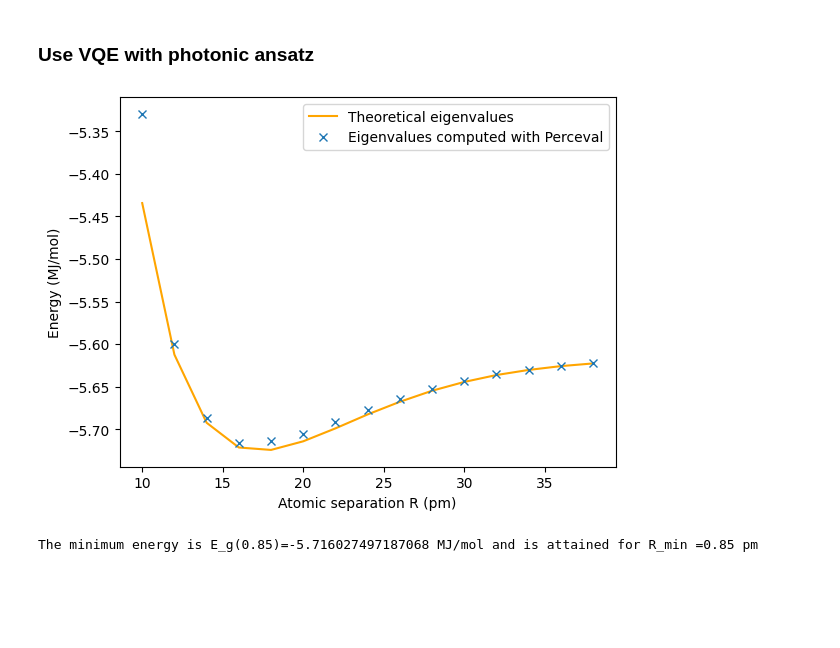
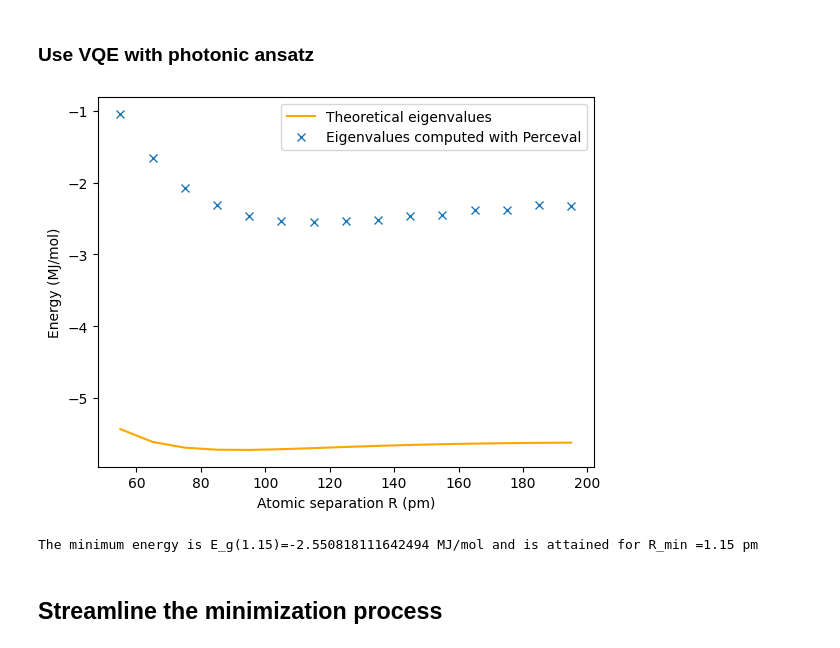
Before and after one commit to unitaryfoundation/qlass, a Jupyter notebook: photonic_vqe.ipynb, the cells around one changed output. Cells and saved outputs as stored; diff of their text form; code cells hidden in the pictures; blank space fills up the shorter version.

```diff
--- a/photonic_vqe.ipynb
+++ b/photonic_vqe.ipynb
@@ -147,31 +148,25 @@ for R in tqdm(range(10, 40, 2)):  # We try to find the ground state eigenvalue f
             init_param[i] = VQE.get_parameters()[i]._value
 
     # Finding the ground state eigen value for each H(R)
-    result = minimize(loss_function, init_param, args=(List_Parameters, VQE, H), method='BFGS', options={'maxiter': 5})
+    result = minimize(loss_function, init_param, args=(List_Parameters, VQE, H), method='COBYLA', options={'maxiter': 1})
     # print(f'number of function evaluations: {result.nfev}')
     E1.append(result.get('fun'))
 # %%
-# plt.plot(100*np.array(radius1),E1_th,'orange')
-# plt.plot(100*np.array(radius1),E1,'x')
-# plt.ylabel('Energy (MJ/mol)')
-# plt.xlabel('Atomic separation R (pm)')
-# plt.legend(['Theoretical eigenvalues', 'Eigenvalues computed with Perceval'])
-# plt.show()
-
-
-plt.plot(range(10, 40, 2), np.array(E1_th)[range(10, 40, 2)],'orange')
-plt.plot(range(10, 40, 2),E1,'x')
+plt.plot(100*np.array(radius1), np.array(E1_th)[range(10, 40, 2)],'orange')
+plt.plot(100*np.array(radius1), E1,'x')
 # plt.axis([50,250,-5.8,-5.5])
 plt.ylabel('Energy (MJ/mol)')
 plt.xlabel('Atomic separation R (pm)')
 
 plt.legend(['Theoretical eigenvalues', 'Eigenvalues computed with Perceval'])
 
 plt.show()
 
 min_value=min(E1)
 min_index = E1.index(min_value)
 print('The minimum energy is E_g('+str(radius1[min_index])+')='+str(E1[min_index])+' MJ/mol and is attained for R_min ='+str(radius1[min_index])+' pm')
 # %% [output]
-[figure, old version]
+[figure, new version]
-The minimum energy is E_g(0.85)=-5.716027497187068 MJ/mol and is attained for R_min =0.85 pm
+The minimum energy is E_g(1.15)=-2.550818111642494 MJ/mol and is attained for R_min =1.15 pm
+# %% [markdown]
+## Streamline the minimization process
```
Also changed, not shown: parts of 11 cells of this notebook, 4 other files.
